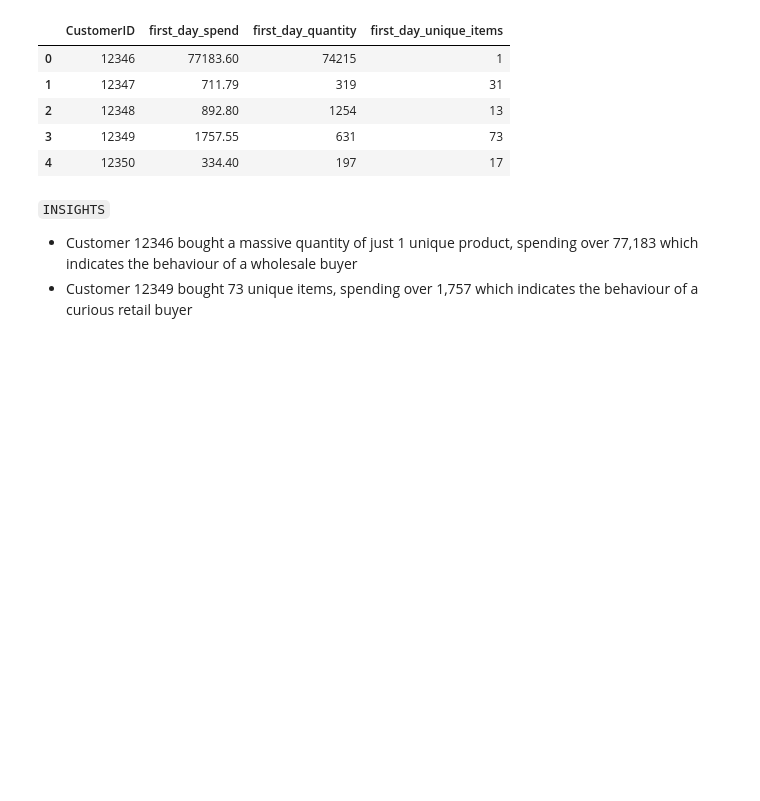
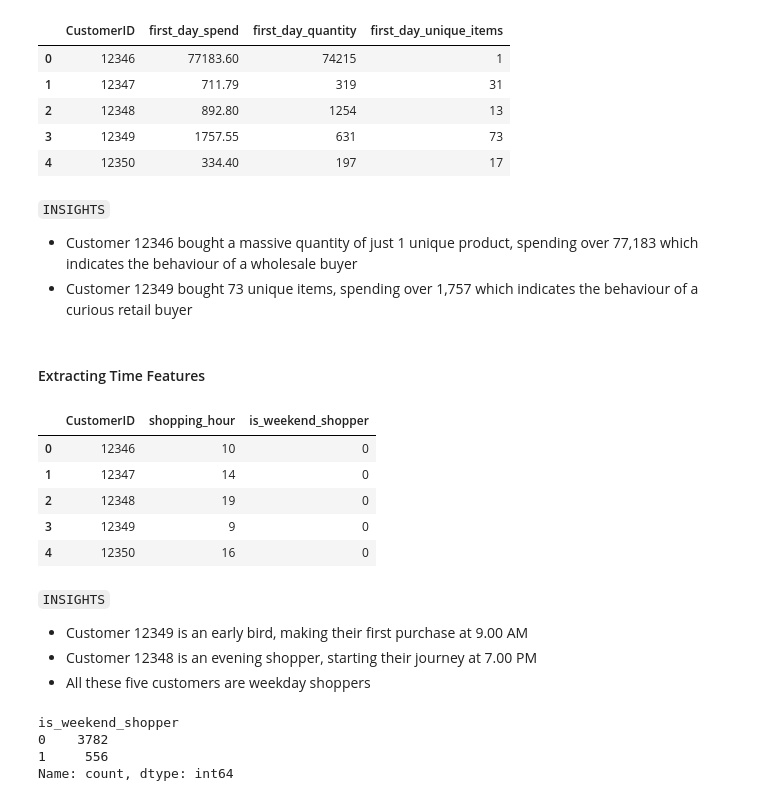
Before and after one commit to BSU04/ecommerce-customer-intelligence, a Jupyter notebook: E-commerce.ipynb, the cells around one changed output. Drawn from its saved outputs; the diff is of its cells as text; code cells hidden in the pictures; blank space fills up the shorter version.

Commit message:
feat: extract shopping hour and weekend behaviour features

```diff
--- a/E-commerce.ipynb
+++ b/E-commerce.ipynb
@@ -2119,3 +2119,40 @@ ecommerce_gold_features.head()
 
 - Customer 12346 bought a massive quantity of just 1 unique product, spending over 77,183 which indicates the behaviour of a wholesale buyer
 - Customer 12349 bought 73 unique items, spending over 1,757 which indicates the behaviour of a curious retail buyer
+# %% [markdown]
+#### Extracting Time Features
+# %%
+ecommerce_time_features = (
+    ecommerce_first_day_only
+    .groupby('CustomerID')
+    .agg(
+        shopping_hour=('InvoiceDate', lambda x: x.min().hour),
+        is_weekend_shopper=(
+            'InvoiceDate',
+            lambda x: 1 if x.min().weekday() >= 5 else 0
+        )
+    )
+    .reset_index()
+)
+
+ecommerce_time_features.head()
+# %% [output]
+|  | CustomerID | shopping_hour | is_weekend_shopper |
+| 0 | 12346 | 10 | 0 |
+| 1 | 12347 | 14 | 0 |
+| 2 | 12348 | 19 | 0 |
+| 3 | 12349 | 9 | 0 |
+| 4 | 12350 | 16 | 0 |
+# %% [markdown]
+`INSIGHTS`
+
+- Customer 12349 is an early bird, making their first purchase at 9.00 AM
+- Customer 12348 is an evening shopper, starting their journey at 7.00 PM
+- All these five customers are weekday shoppers
+# %%
+ecommerce_time_features['is_weekend_shopper'].value_counts()
+# %% [output]
+is_weekend_shopper
+0    3782
+1     556
+Name: count, dtype: int64
```
